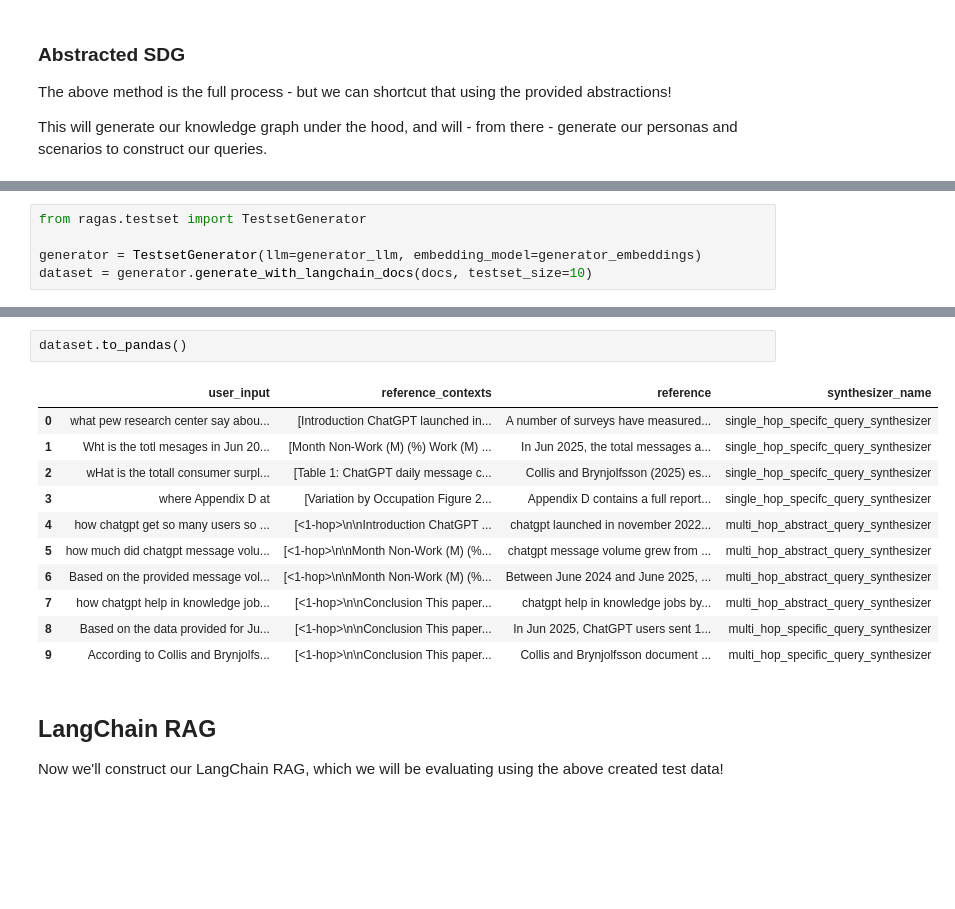
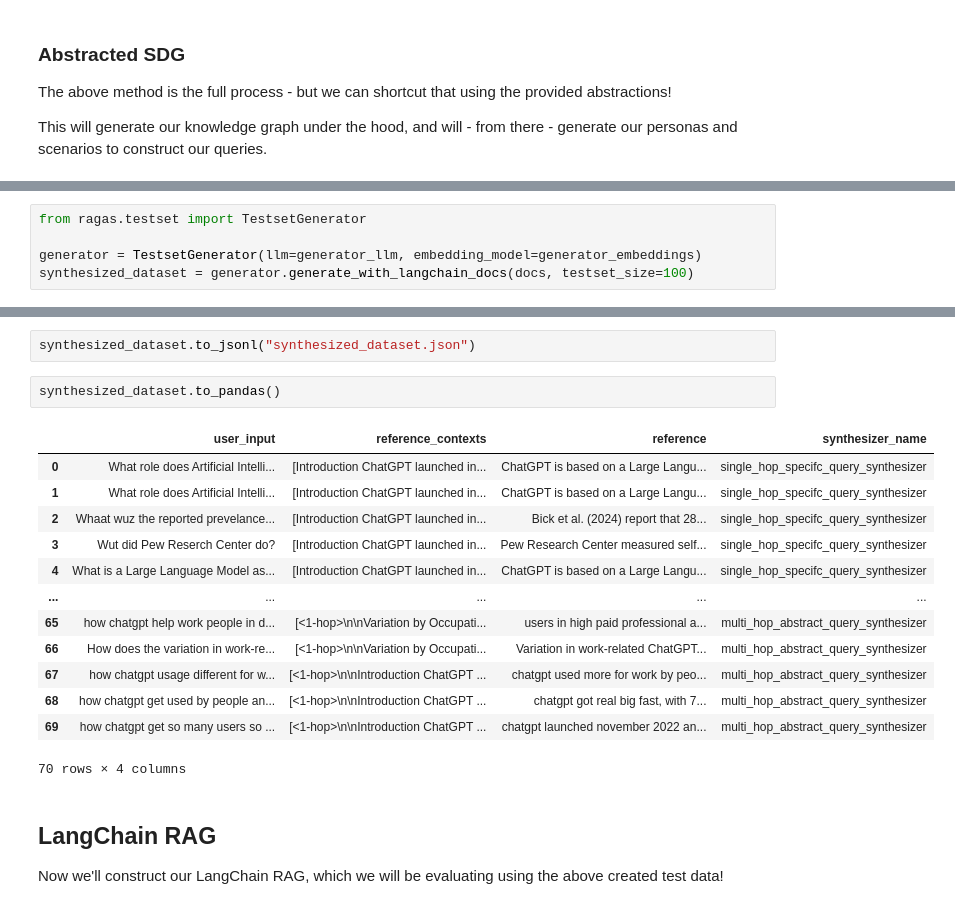
Before and after one commit to donbr/AIE8-Staging, a Jupyter notebook: 08_Evaluating_RAG_With_Ragas/Evaluating_RAG_with_Ragas_(2025)_AI_Makerspace.ipynb, the cells around one changed output, grey strips where cells are left out. Cells and saved outputs as stored; diff of their text form; blank space fills up the shorter version.

```diff
--- a/08_Evaluating_RAG_With_Ragas/Evaluating_RAG_with_Ragas_(2025)_AI_Makerspace.ipynb
+++ b/08_Evaluating_RAG_With_Ragas/Evaluating_RAG_with_Ragas_(2025)_AI_Makerspace.ipynb
@@ -66,4 +119,4 @@ generator_embeddings = LangchainEmbeddingsWrapper(OpenAIEmbeddings())
 from ragas.testset import TestsetGenerator
 
 generator = TestsetGenerator(llm=generator_llm, embedding_model=generator_embeddings)
-dataset = generator.generate_with_langchain_docs(docs, testset_size=10)
+synthesized_dataset = generator.generate_with_langchain_docs(docs, testset_size=100)
@@ -122,17 +123,21 @@ Property 'summary_embedding' already exists in node '593256'. Skipping!
+# %%
+synthesized_dataset.to_jsonl("synthesized_dataset.json")
 # %%
-dataset.to_pandas()
+synthesized_dataset.to_pandas()
 # %% [output]
 |  | user_input | reference_contexts | reference | synthesizer_name |
-| 0 | what pew research center say abou... | [Introduction ChatGPT launched in... | A number of surveys have measured... | single_hop_specifc_query_synthesizer |
-| 1 | Wht is the totl mesages in Jun 20... | [Month Non-Work (M) (%) Work (M) ... | In Jun 2025, the total messages a... | single_hop_specifc_query_synthesizer |
-| 2 | wHat is the totall consumer surpl... | [Table 1: ChatGPT daily message c... | Collis and Brynjolfsson (2025) es... | single_hop_specifc_query_synthesizer |
-| 3 | where Appendix D at | [Variation by Occupation Figure 2... | Appendix D contains a full report... | single_hop_specifc_query_synthesizer |
-| 4 | how chatgpt get so many users so ... | [<1-hop>\n\nIntroduction ChatGPT ... | chatgpt launched in november 2022... | multi_hop_abstract_query_synthesizer |
-| 5 | how much did chatgpt message volu... | [<1-hop>\n\nMonth Non-Work (M) (%... | chatgpt message volume grew from ... | multi_hop_abstract_query_synthesizer |
-| 6 | Based on the provided message vol... | [<1-hop>\n\nMonth Non-Work (M) (%... | Between June 2024 and June 2025, ... | multi_hop_abstract_query_synthesizer |
-| 7 | how chatgpt help in knowledge job... | [<1-hop>\n\nConclusion This paper... | chatgpt help in knowledge jobs by... | multi_hop_abstract_query_synthesizer |
-| 8 | Based on the data provided for Ju... | [<1-hop>\n\nConclusion This paper... | In Jun 2025, ChatGPT users sent 1... | multi_hop_specific_query_synthesizer |
-| 9 | According to Collis and Brynjolfs... | [<1-hop>\n\nConclusion This paper... | Collis and Brynjolfsson document ... | multi_hop_specific_query_synthesizer |
+| 0 | What role does Artificial Intelli... | [Introduction ChatGPT launched in... | ChatGPT is based on a Large Langu... | single_hop_specifc_query_synthesizer |
+| 1 | What role does Artificial Intelli... | [Introduction ChatGPT launched in... | ChatGPT is based on a Large Langu... | single_hop_specifc_query_synthesizer |
+| 2 | Whaat wuz the reported prevelance... | [Introduction ChatGPT launched in... | Bick et al. (2024) report that 28... | single_hop_specifc_query_synthesizer |
+| 3 | Wut did Pew Reserch Center do? | [Introduction ChatGPT launched in... | Pew Research Center measured self... | single_hop_specifc_query_synthesizer |
+| 4 | What is a Large Language Model as... | [Introduction ChatGPT launched in... | ChatGPT is based on a Large Langu... | single_hop_specifc_query_synthesizer |
+| ... | ... | ... | ... | ... |
+| 65 | how chatgpt help work people in d... | [<1-hop>\n\nVariation by Occupati... | users in high paid professional a... | multi_hop_abstract_query_synthesizer |
+| 66 | How does the variation in work-re... | [<1-hop>\n\nVariation by Occupati... | Variation in work-related ChatGPT... | multi_hop_abstract_query_synthesizer |
+| 67 | how chatgpt usage different for w... | [<1-hop>\n\nIntroduction ChatGPT ... | chatgpt used more for work by peo... | multi_hop_abstract_query_synthesizer |
+| 68 | how chatgpt get used by people an... | [<1-hop>\n\nIntroduction ChatGPT ... | chatgpt got real big fast, with 7... | multi_hop_abstract_query_synthesizer |
+| 69 | how chatgpt get so many users so ... | [<1-hop>\n\nIntroduction ChatGPT ... | chatgpt launched november 2022 an... | multi_hop_abstract_query_synthesizer |
+70 rows × 4 columns
 # %% [markdown]
 ## LangChain RAG
 
```
Also changed, not shown: parts of 32 cells of this notebook, 7 other files.
